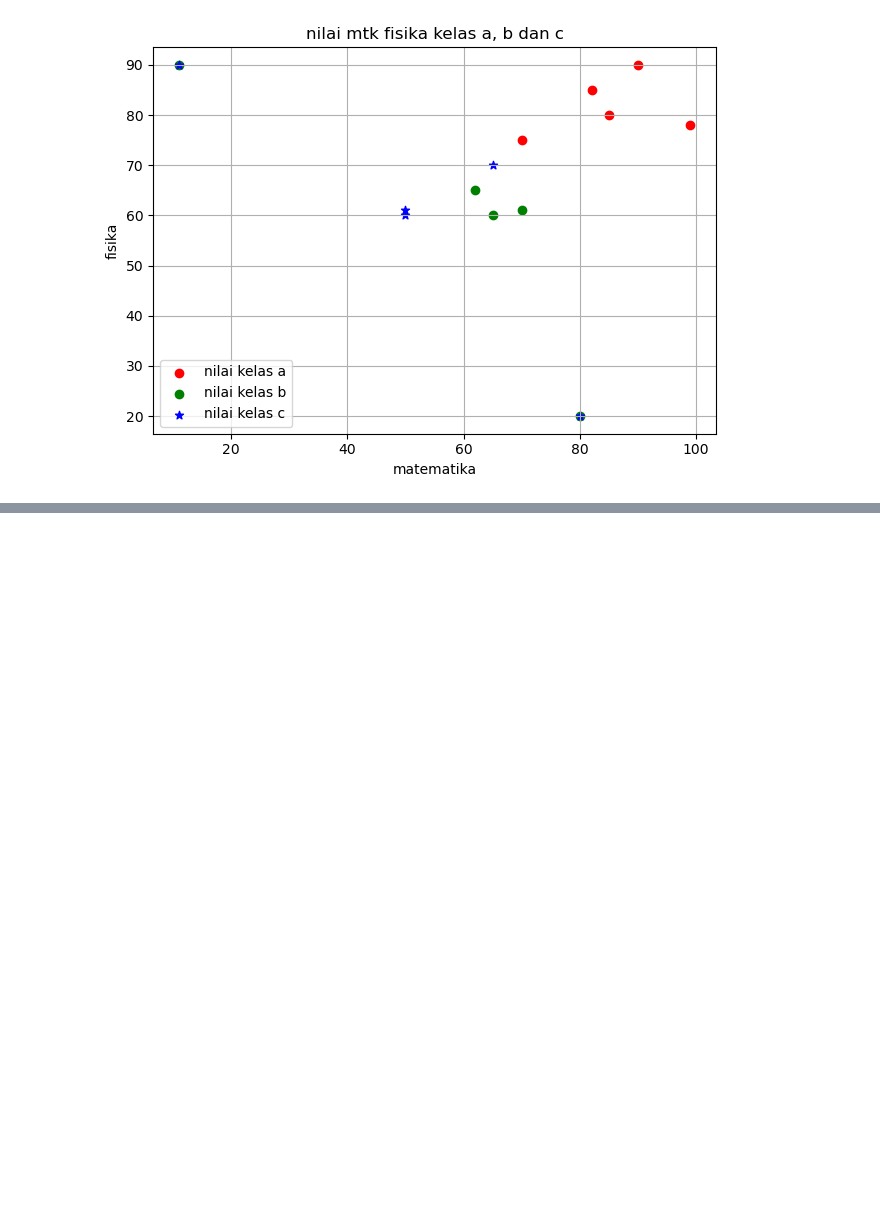
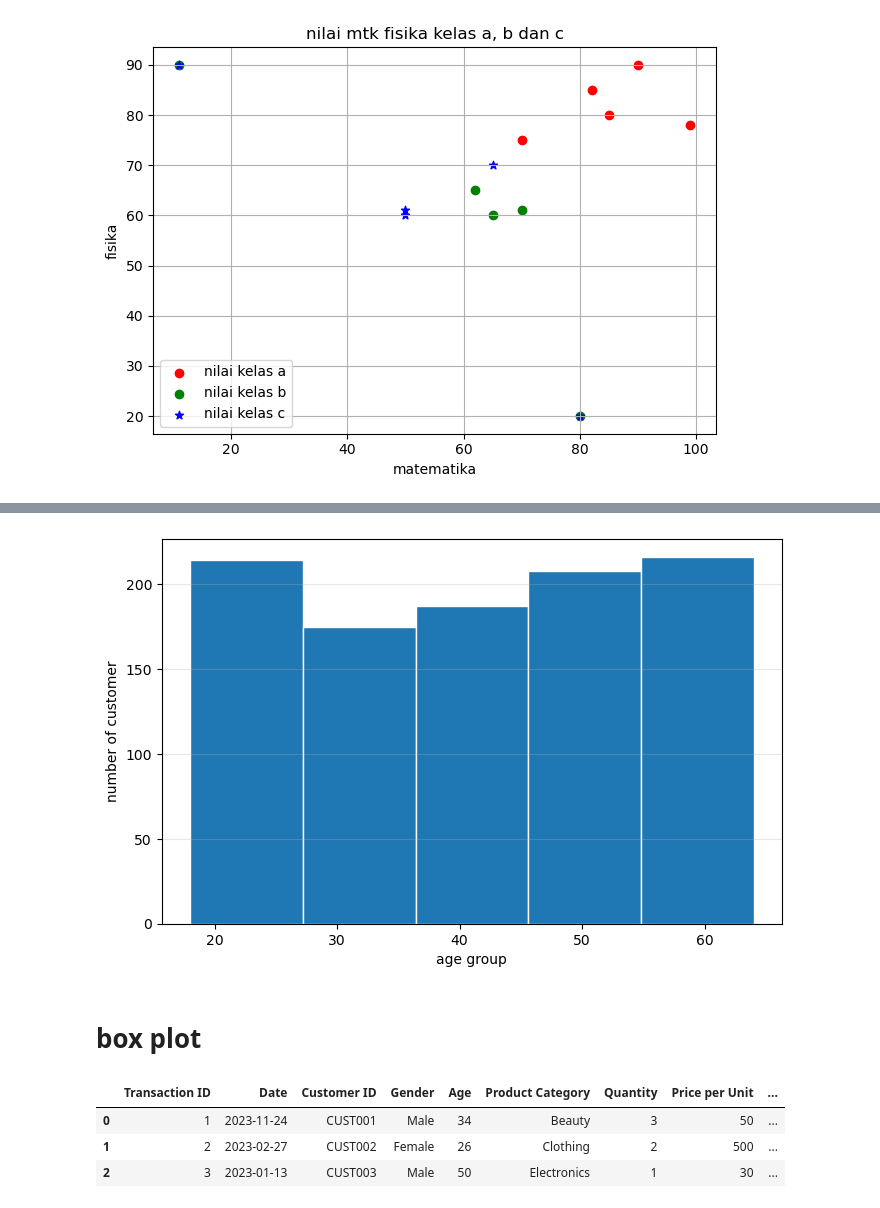
Before and after one commit to mhmmd-aziz/ML, a Jupyter notebook: week2/matplotlib.ipynb, the cells around one changed output, grey strips where cells are left out. Cells and saved outputs as stored; diff of their text form; code cells hidden in the pictures; blank space fills up the shorter version.

```diff
--- a/week2/matplotlib.ipynb
+++ b/week2/matplotlib.ipynb
@@ -141,0 +145,2 @@ plt.show
+# %%
+df = pd.read_csv("../datasets/retail_sales_dataset.csv")
@@ -141,0 +175,17 @@ plt.show
+# %%
+plt.figure(figsize=(8, 5))
+plt.hist(df['Age'], bins=5, edgecolor='white')
+plt.xlabel('age group')
+plt.ylabel('number of customer')
+plt.grid(axis='y', alpha=0.3)
+# %% [output]
+[figure, added]
+# %% [markdown]
+# box plot
+# %%
+df.head(3)
+# %% [output]
+|  | Transaction ID | Date | Customer ID | Gender | Age | Product Category | Quantity | Price per Unit | ... |
+| 0 | 1 | 2023-11-24 | CUST001 | Male | 34 | Beauty | 3 | 50 | ... |
+| 1 | 2 | 2023-02-27 | CUST002 | Female | 26 | Clothing | 2 | 500 | ... |
+| 2 | 3 | 2023-01-13 | CUST003 | Male | 50 | Electronics | 1 | 30 | ... |
```
Also changed, not shown: parts of 18 cells of this notebook, 5 other files.
